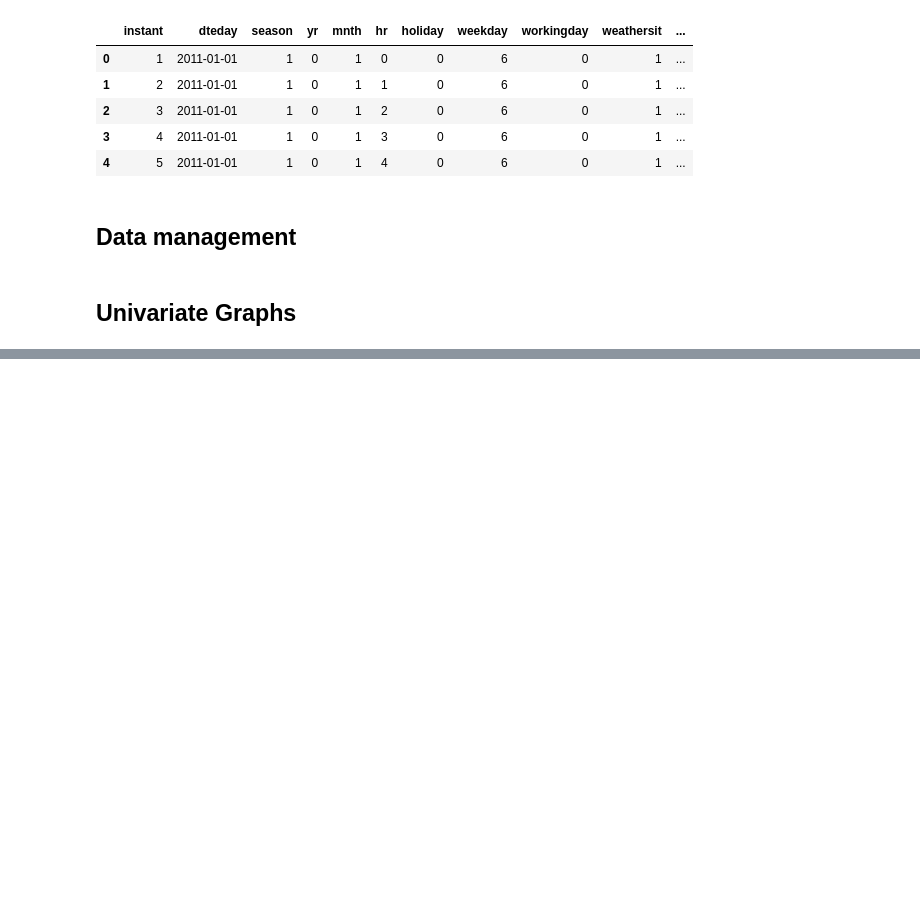
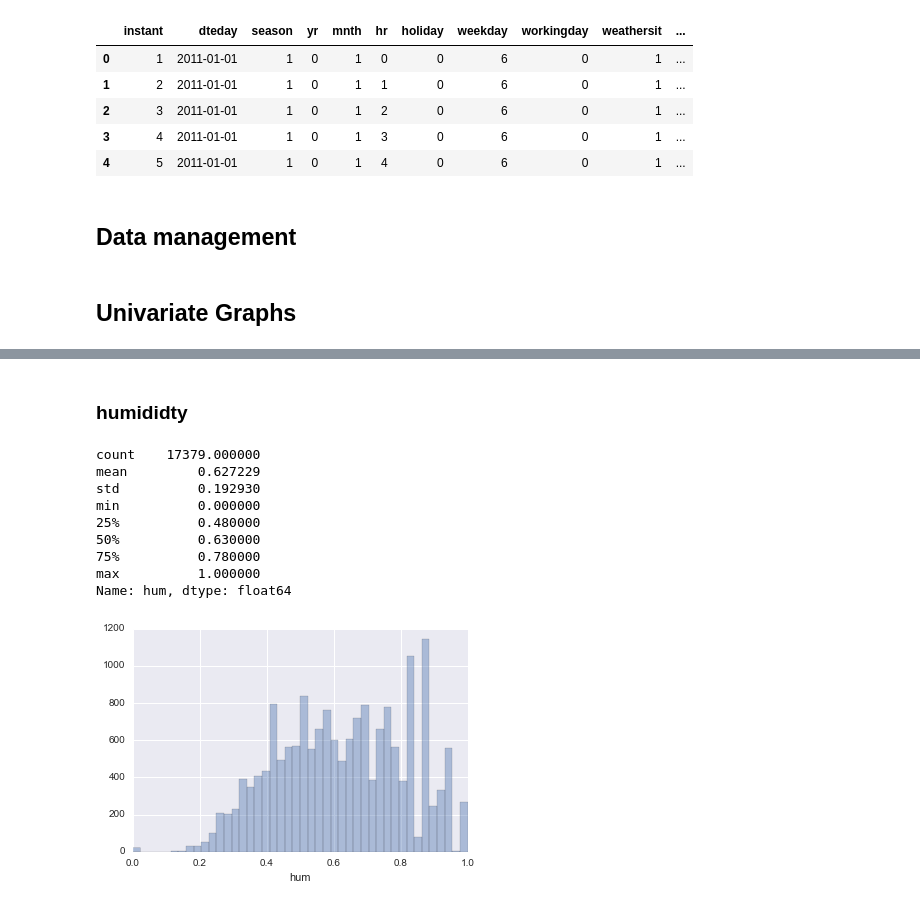
Before and after one commit to herwinvw/DataManagementandVisualizationCourse, a Jupyter notebook: creating_graphs.ipynb, the cells around one changed output, grey strips where cells are left out. Saved outputs shown, nothing was run; the diff lists cells and outputs as text; code cells hidden in the pictures; blank space fills up the shorter version.

```diff
--- a/creating_graphs.ipynb
+++ b/creating_graphs.ipynb
@@ -50 +78,17 @@ seaborn.distplot(data['temp'],kde=False);
 [figure]
+# %% [markdown]
+### humididty
+# %%
+seaborn.distplot(data['hum'],kde=False);
+sub.hum.describe()
+# %% [output]
+count    17379.000000
+mean         0.627229
+std          0.192930
+min          0.000000
+25%          0.480000
+50%          0.630000
+75%          0.780000
+max          1.000000
+Name: hum, dtype: float64
+[figure, added]
```
Also changed, not shown: parts of 31 cells of this notebook.
